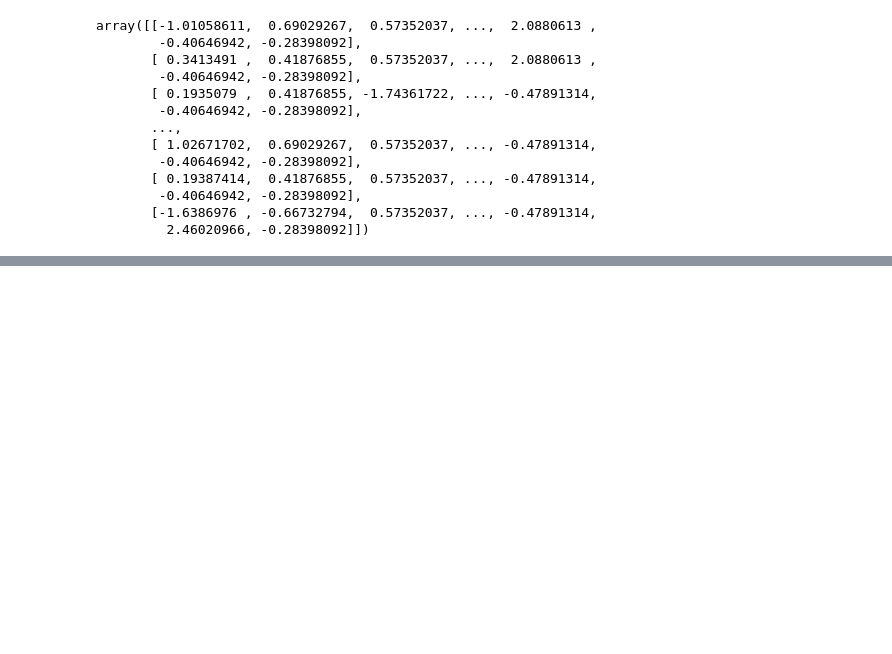
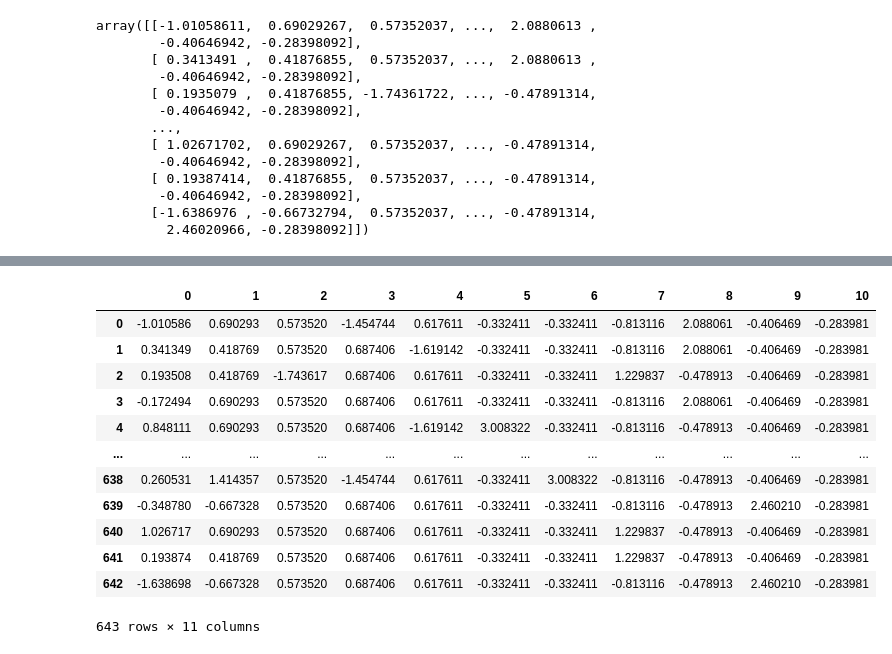
Before and after one commit to gsbelarus/python, a Jupyter notebook: Lesson 11/linearsvr_cars.ipynb, the cells around one changed output, grey strips where cells are left out. Drawn from its saved outputs; the diff is of its cells as text; code cells hidden in the pictures; blank space fills up the shorter version.

```diff
--- a/Lesson 11/linearsvr_cars.ipynb
+++ b/Lesson 11/linearsvr_cars.ipynb
@@ -203,0 +240,20 @@ MSE =  19628779.393721323
+# %%
+enc = CountEncoder(normalize=False).fit(X_train, y_train)
+# %%
+nd = enc.transform(X_train)
+# %%
+nd
+# %% [output]
+|  | 0 | 1 | 2 | 3 | 4 | 5 | 6 | 7 | 8 | 9 | 10 |
+| 0 | -1.010586 | 0.690293 | 0.573520 | -1.454744 | 0.617611 | -0.332411 | -0.332411 | -0.813116 | 2.088061 | -0.406469 | -0.283981 |
+| 1 | 0.341349 | 0.418769 | 0.573520 | 0.687406 | -1.619142 | -0.332411 | -0.332411 | -0.813116 | 2.088061 | -0.406469 | -0.283981 |
+| 2 | 0.193508 | 0.418769 | -1.743617 | 0.687406 | 0.617611 | -0.332411 | -0.332411 | 1.229837 | -0.478913 | -0.406469 | -0.283981 |
+| 3 | -0.172494 | 0.690293 | 0.573520 | 0.687406 | 0.617611 | -0.332411 | -0.332411 | -0.813116 | 2.088061 | -0.406469 | -0.283981 |
+| 4 | 0.848111 | 0.690293 | 0.573520 | 0.687406 | -1.619142 | 3.008322 | -0.332411 | -0.813116 | -0.478913 | -0.406469 | -0.283981 |
+| ... | ... | ... | ... | ... | ... | ... | ... | ... | ... | ... | ... |
+| 638 | 0.260531 | 1.414357 | 0.573520 | -1.454744 | 0.617611 | -0.332411 | 3.008322 | -0.813116 | -0.478913 | -0.406469 | -0.283981 |
+| 639 | -0.348780 | -0.667328 | 0.573520 | 0.687406 | 0.617611 | -0.332411 | -0.332411 | -0.813116 | -0.478913 | 2.460210 | -0.283981 |
+| 640 | 1.026717 | 0.690293 | 0.573520 | 0.687406 | 0.617611 | -0.332411 | -0.332411 | 1.229837 | -0.478913 | -0.406469 | -0.283981 |
+| 641 | 0.193874 | 0.418769 | 0.573520 | 0.687406 | 0.617611 | -0.332411 | -0.332411 | 1.229837 | -0.478913 | -0.406469 | -0.283981 |
+| 642 | -1.638698 | -0.667328 | 0.573520 | 0.687406 | 0.617611 | -0.332411 | -0.332411 | -0.813116 | -0.478913 | 2.460210 | -0.283981 |
+643 rows × 11 columns
```
Also changed, not shown: parts of 10 cells of this notebook, 11 other files.
